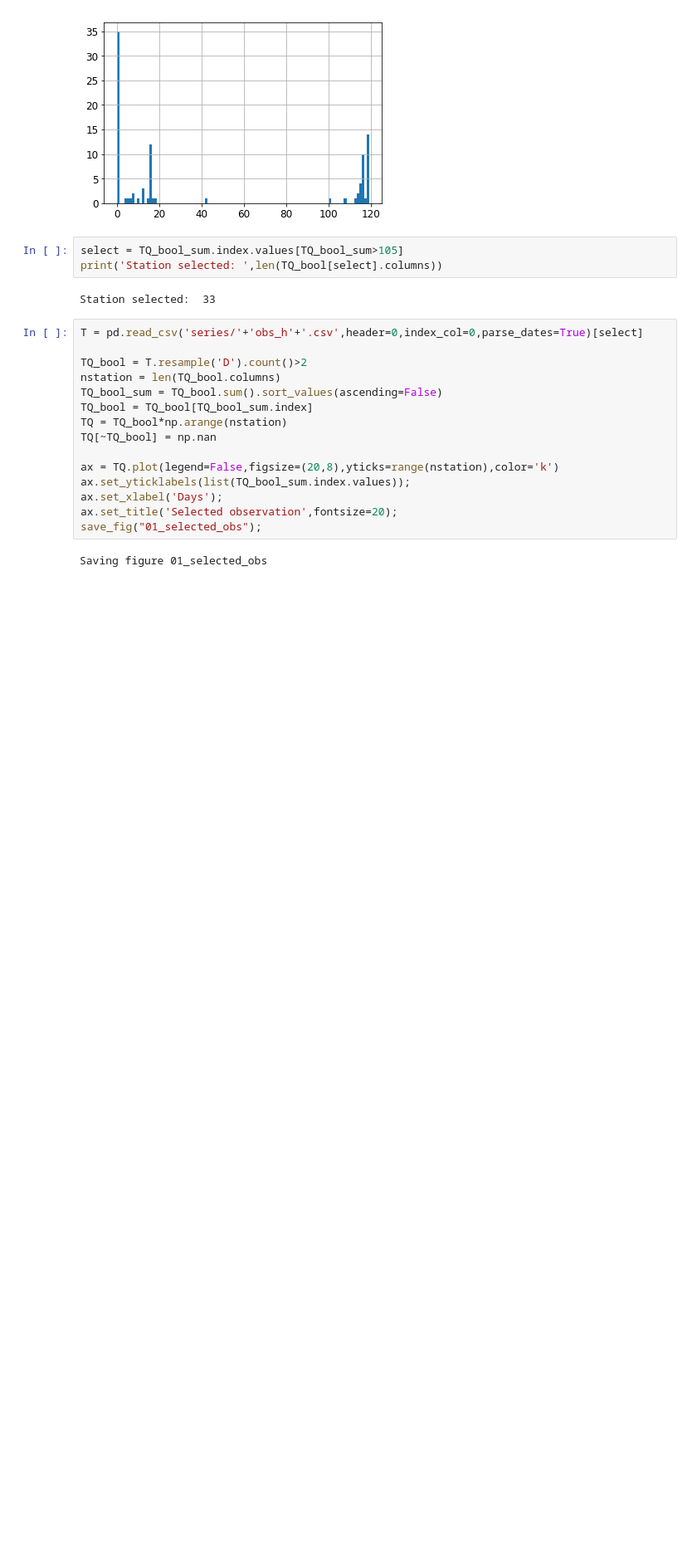
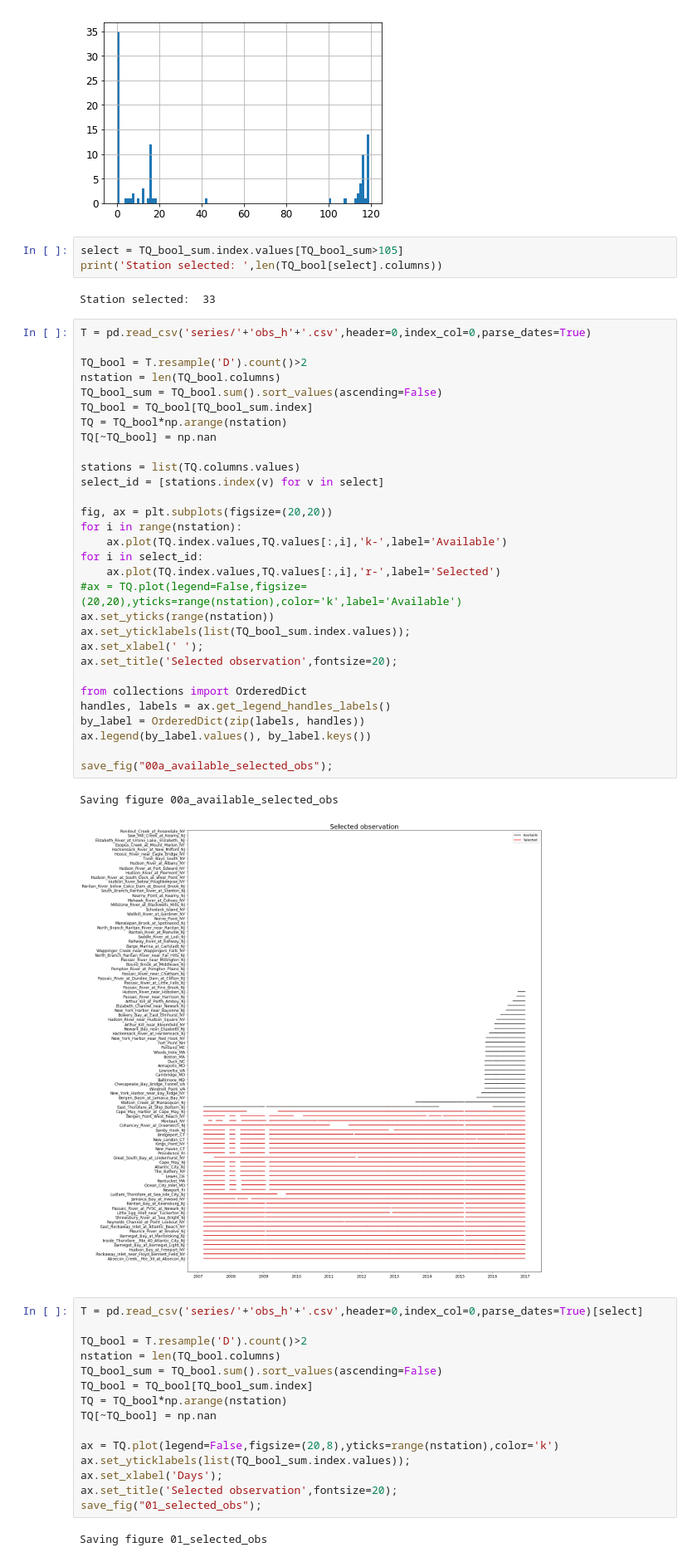
Before and after one commit to larryyin/floodnet, a Jupyter notebook: analysis/data_review.ipynb, the cells around one changed output. Shown at 83% size. Cells and saved outputs as stored; diff of their text form; blank space fills up the shorter version.

Commit message:
Revised selected observation plot.

```diff
--- a/analysis/data_review.ipynb
+++ b/analysis/data_review.ipynb
@@ -49,6 +49,39 @@ select = TQ_bool_sum.index.values[TQ_bool_sum>105]
 print('Station selected: ',len(TQ_bool[select].columns))
 # %% [output]
 Station selected:  33
+# %%
+T = pd.read_csv('series/'+'obs_h'+'.csv',header=0,index_col=0,parse_dates=True)
+
+TQ_bool = T.resample('D').count()>2
+nstation = len(TQ_bool.columns)
+TQ_bool_sum = TQ_bool.sum().sort_values(ascending=False)
+TQ_bool = TQ_bool[TQ_bool_sum.index]
+TQ = TQ_bool*np.arange(nstation)
+TQ[~TQ_bool] = np.nan
+
+stations = list(TQ.columns.values)
+select_id = [stations.index(v) for v in select]
+
+fig, ax = plt.subplots(figsize=(20,20))
+for i in range(nstation):
+    ax.plot(TQ.index.values,TQ.values[:,i],'k-',label='Available')
+for i in select_id:
+    ax.plot(TQ.index.values,TQ.values[:,i],'r-',label='Selected')
+#ax = TQ.plot(legend=False,figsize=(20,20),yticks=range(nstation),color='k',label='Available')
+ax.set_yticks(range(nstation))
+ax.set_yticklabels(list(TQ_bool_sum.index.values));
+ax.set_xlabel(' ');
+ax.set_title('Selected observation',fontsize=20);
+
+from collections import OrderedDict
+handles, labels = ax.get_legend_handles_labels()
+by_label = OrderedDict(zip(labels, handles))
+ax.legend(by_label.values(), by_label.keys())
+
+save_fig("00a_available_selected_obs");
+# %% [output]
+Saving figure 00a_available_selected_obs
+[figure, added]
 # %%
 T = pd.read_csv('series/'+'obs_h'+'.csv',header=0,index_col=0,parse_dates=True)[select]
 
```
Also changed, not shown: 1 other file.
